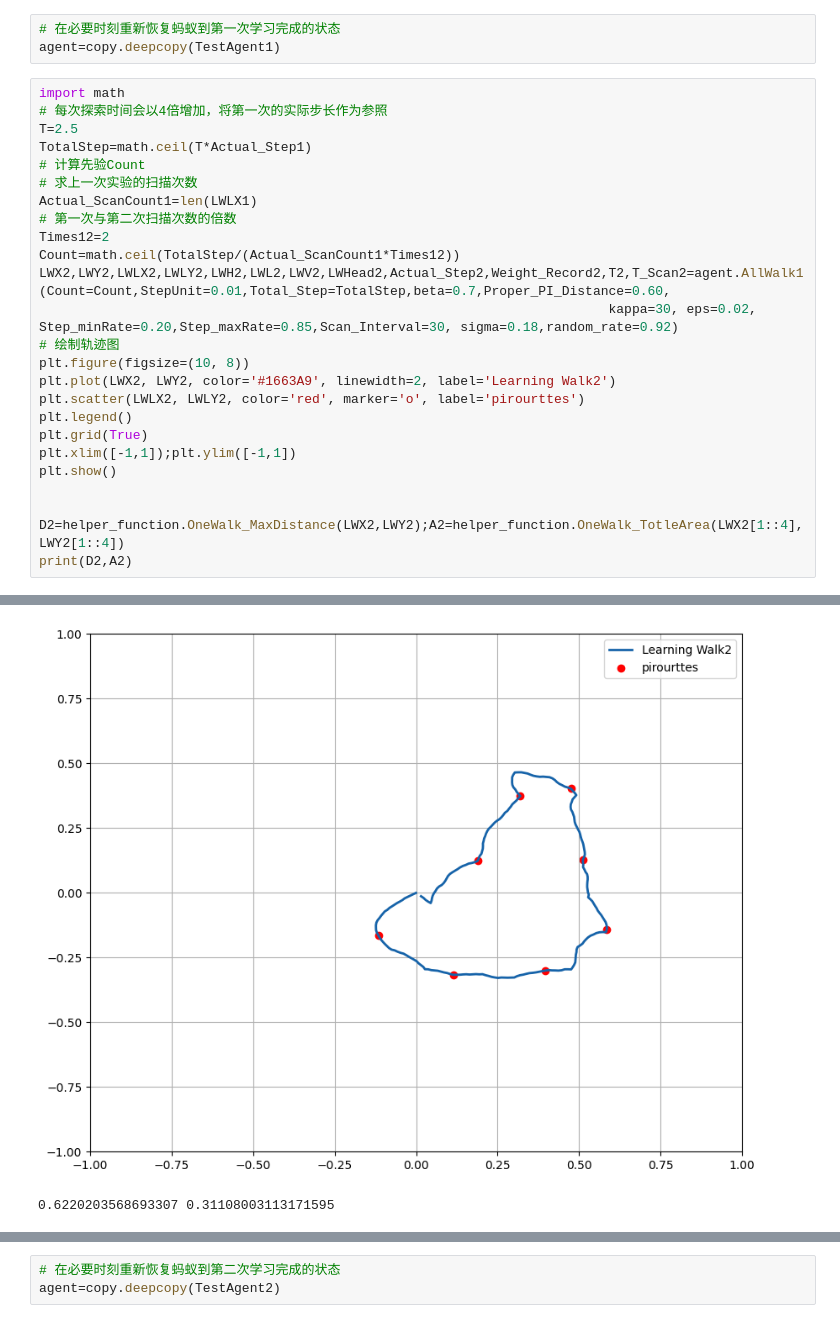
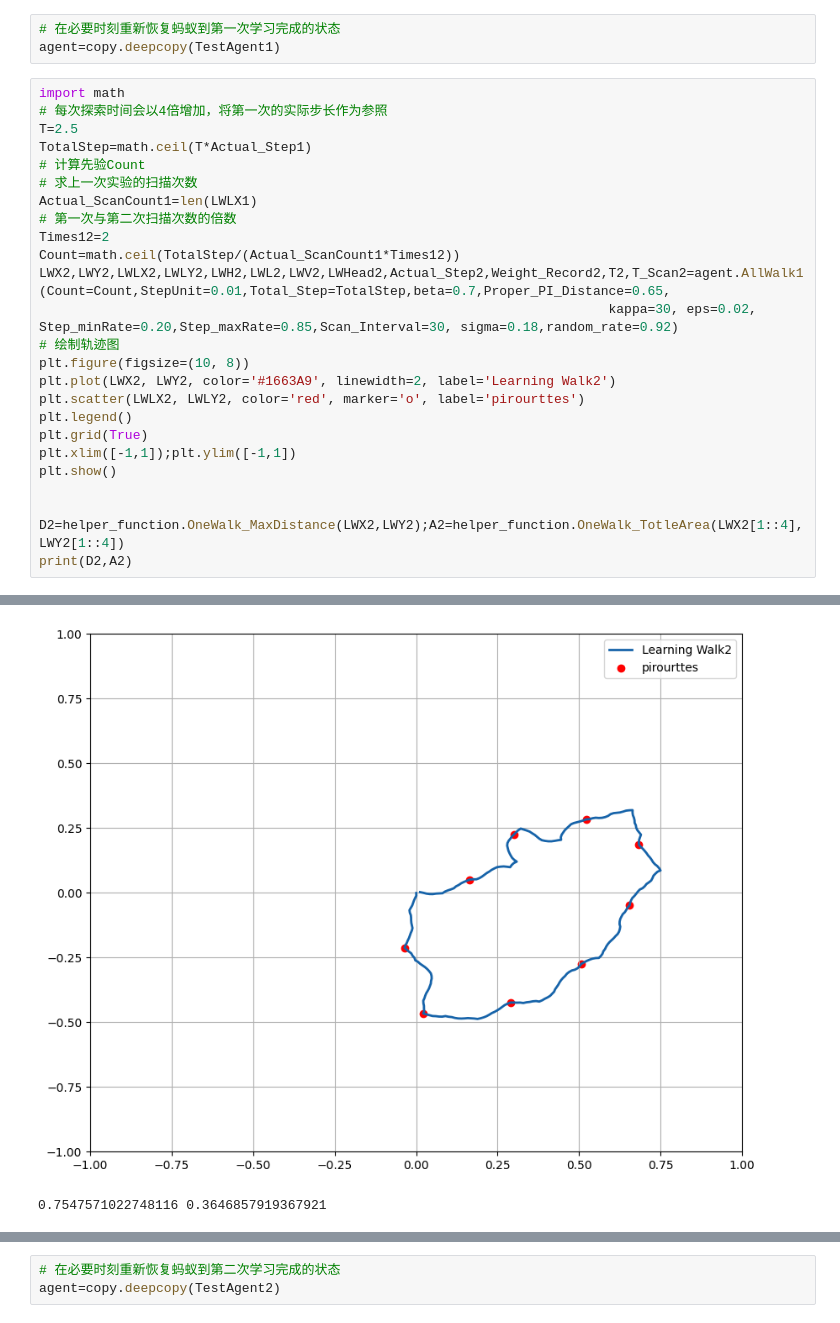
Before and after one commit to Oddy361/ant-learning-walk-model, a Jupyter notebook: Learning_Walk_Runing.ipynb, the cells around one changed output, grey strips where cells are left out. Cells and saved outputs as stored; diff of their text form.

```diff
--- a/Learning_Walk_Runing.ipynb
+++ b/Learning_Walk_Runing.ipynb
@@ -106,7 +105,7 @@ Actual_ScanCount1=len(LWLX1)
 # 第一次与第二次扫描次数的倍数
 Times12=2
 Count=math.ceil(TotalStep/(Actual_ScanCount1*Times12))
-LWX2,LWY2,LWLX2,LWLY2,LWH2,LWL2,LWV2,LWHead2,Actual_Step2,Weight_Record2,T2,T_Scan2=agent.AllWalk1(Count=Count,StepUnit=0.01,Total_Step=TotalStep,beta=0.7,Proper_PI_Distance=0.60,
+LWX2,LWY2,LWLX2,LWLY2,LWH2,LWL2,LWV2,LWHead2,Actual_Step2,Weight_Record2,T2,T_Scan2=agent.AllWalk1(Count=Count,StepUnit=0.01,Total_Step=TotalStep,beta=0.7,Proper_PI_Distance=0.65,
                                                                          kappa=30, eps=0.02, Step_minRate=0.20,Step_maxRate=0.85,Scan_Interval=30, sigma=0.18,random_rate=0.92)
 # 绘制轨迹图
 plt.figure(figsize=(10, 8))
@@ -133,5 +133,5 @@ print(D2,A2)
-[figure, old version]
+[figure, new version]
-0.6220203568693307 0.31108003113171595
+0.7547571022748116 0.3646857919367921
 # %%
 # Convert list of lists to a numpy array for easier manipulation
 data = np.array(Weight_Record2)
```
Also changed, not shown: parts of 8 cells of this notebook.
